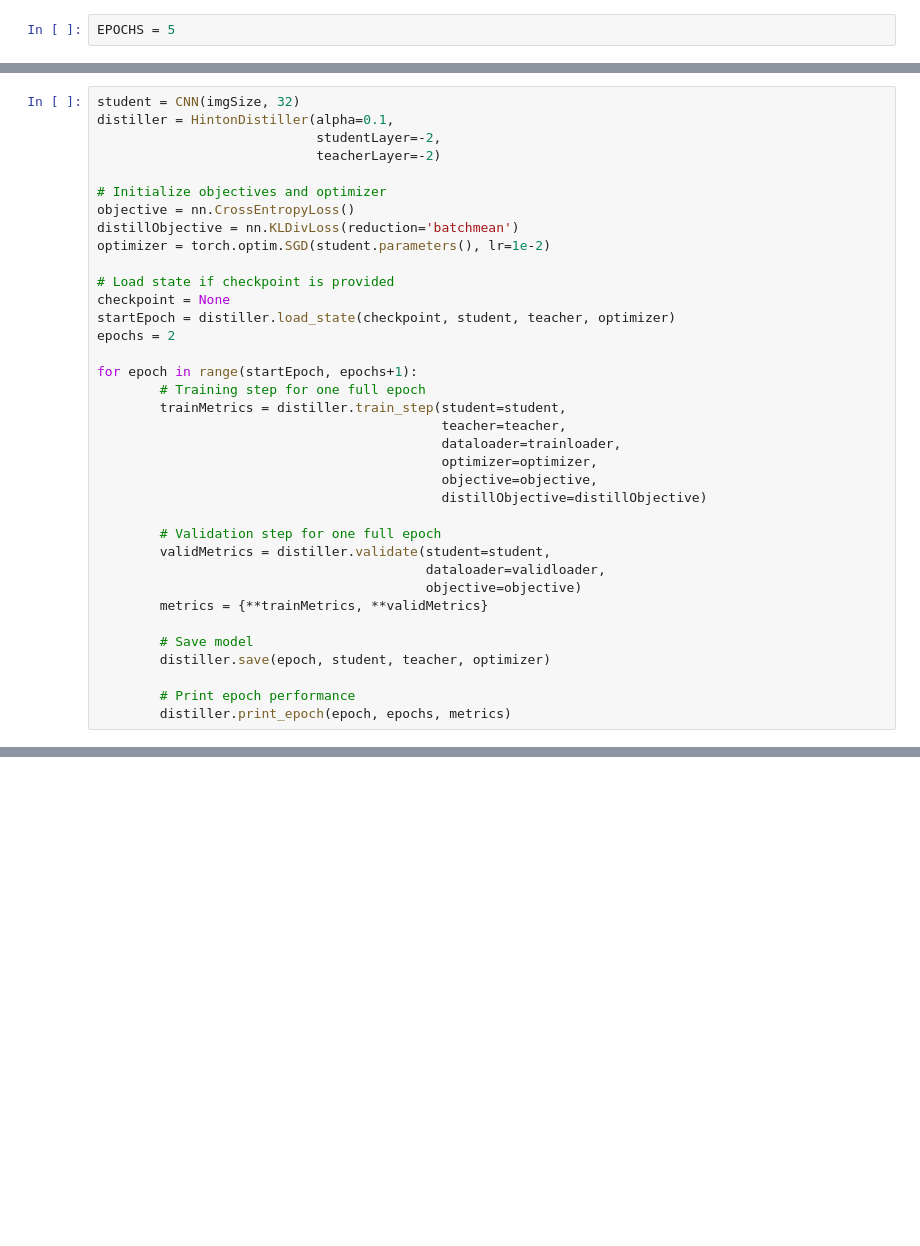
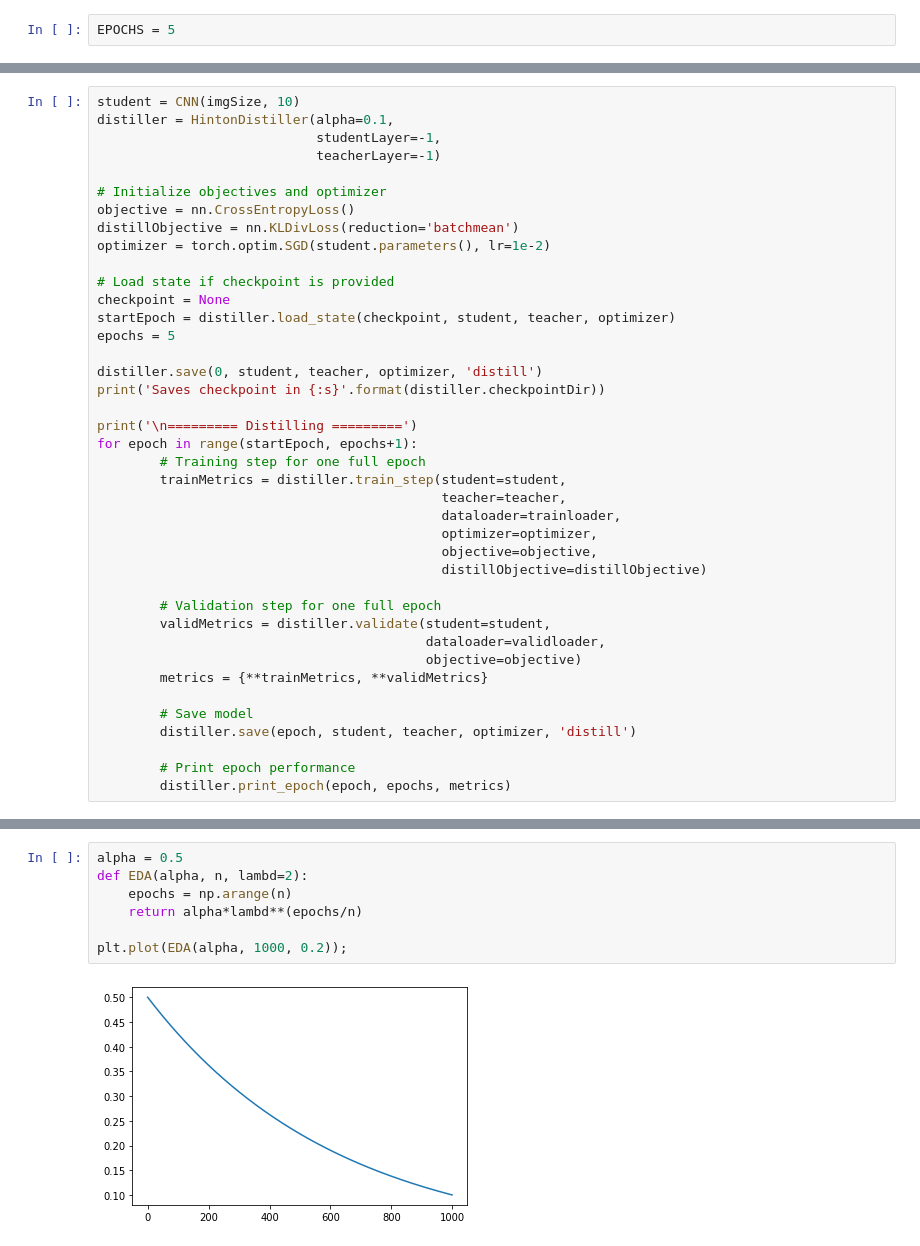
Before and after one commit to Kennethborup/knowledgeDistillation, a Jupyter notebook: Investigations.ipynb, the cells around one changed output, grey strips where cells are left out. Drawn from its saved outputs; the diff is of its cells as text; blank space fills up the shorter version.

```diff
--- a/Investigations.ipynb
+++ b/Investigations.ipynb
@@ -95,8 +96,8 @@ Epoch:   5/5     Train/Loss: 0.099       Train/Metric: 0.975     Valid/Loss: 0.1
 # %%
-student = CNN(imgSize, 32)
+student = CNN(imgSize, 10)
 distiller = HintonDistiller(alpha=0.1,
-                            studentLayer=-2,
-                            teacherLayer=-2)
+                            studentLayer=-1,
+                            teacherLayer=-1)
 
 # Initialize objectives and optimizer
 objective = nn.CrossEntropyLoss()
@@ -106,8 +107,12 @@ optimizer = torch.optim.SGD(student.parameters(), lr=1e-2)
 # Load state if checkpoint is provided
 checkpoint = None
 startEpoch = distiller.load_state(checkpoint, student, teacher, optimizer)
-epochs = 2
+epochs = 5
 
+distiller.save(0, student, teacher, optimizer, 'distill')
+print('Saves checkpoint in {:s}'.format(distiller.checkpointDir))
+
+print('\n========= Distilling =========')
 for epoch in range(startEpoch, epochs+1):
         # Training step for one full epoch
         trainMetrics = distiller.train_step(student=student,
@@ -124,7 +129,7 @@ for epoch in range(startEpoch, epochs+1):
         metrics = {**trainMetrics, **validMetrics}
 
         # Save model
-        distiller.save(epoch, student, teacher, optimizer)
+        distiller.save(epoch, student, teacher, optimizer, 'distill')
 
         # Print epoch performance
         distiller.print_epoch(epoch, epochs, metrics)
@@ -130,0 +195,9 @@ for epoch in range(startEpoch, epochs+1):
+# %%
+alpha = 0.5
+def EDA(alpha, n, lambd=2):
+    epochs = np.arange(n)
+    return alpha*lambd**(epochs/n)
+
+plt.plot(EDA(alpha, 1000, 0.2));
+# %% [output]
+[figure, added]
```
Also changed, not shown: parts of 16 cells of this notebook.
